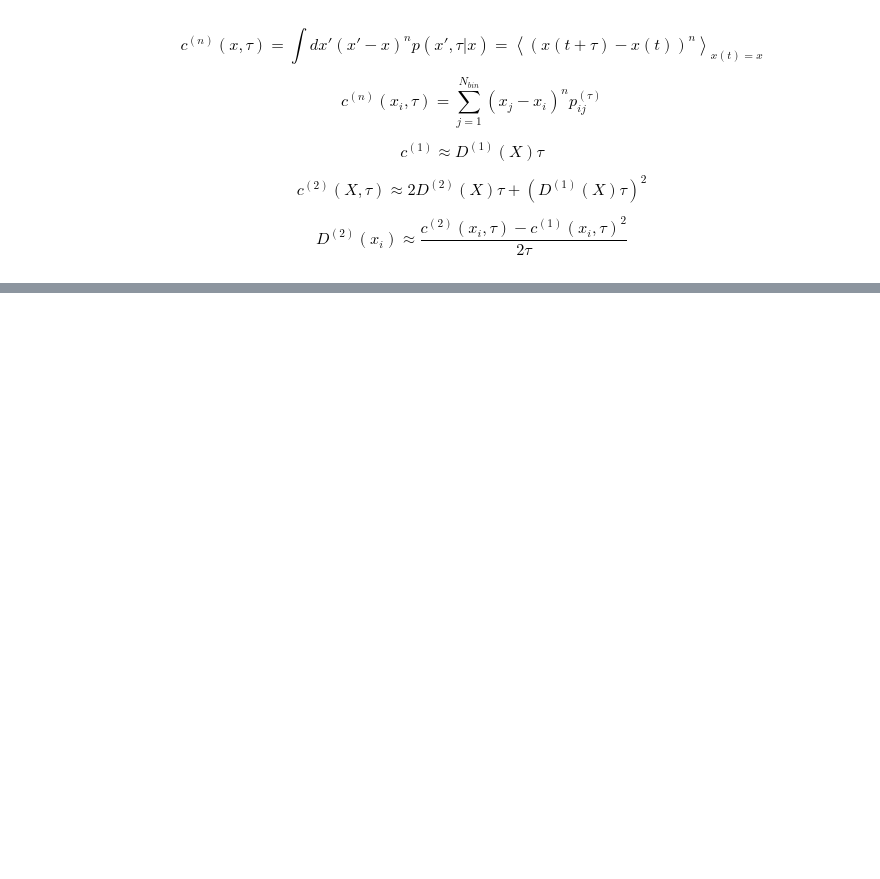
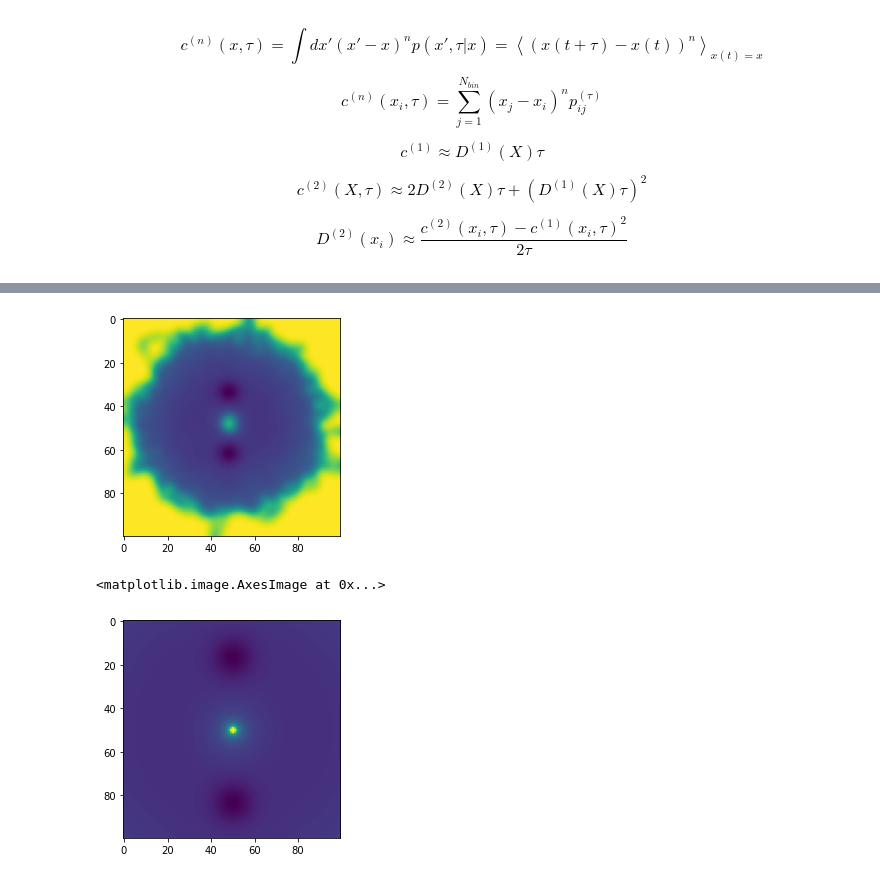
Before and after one commit to dominicp6/mdfeature, a Jupyter notebook: notebooks/Small 1D Problem.ipynb, the cells around one changed output, grey strips where cells are left out. Drawn from its saved outputs; the diff is of its cells as text; code cells hidden in the pictures; blank space fills up the shorter version.

```diff
--- a/notebooks/Small 1D Problem.ipynb
+++ b/notebooks/Small 1D Problem.ipynb
@@ -378,0 +624,8 @@ kre.fit(est_samples,
+# %%
+plt.imshow(interpolated_grid)
+plt.show()
+plt.imshow(values)
+# %% [output]
+[figure, added]
+<matplotlib.image.AxesImage at 0x...>
+[figure, added]
```
Also changed, not shown: parts of 5 cells of this notebook, 6 other files.
